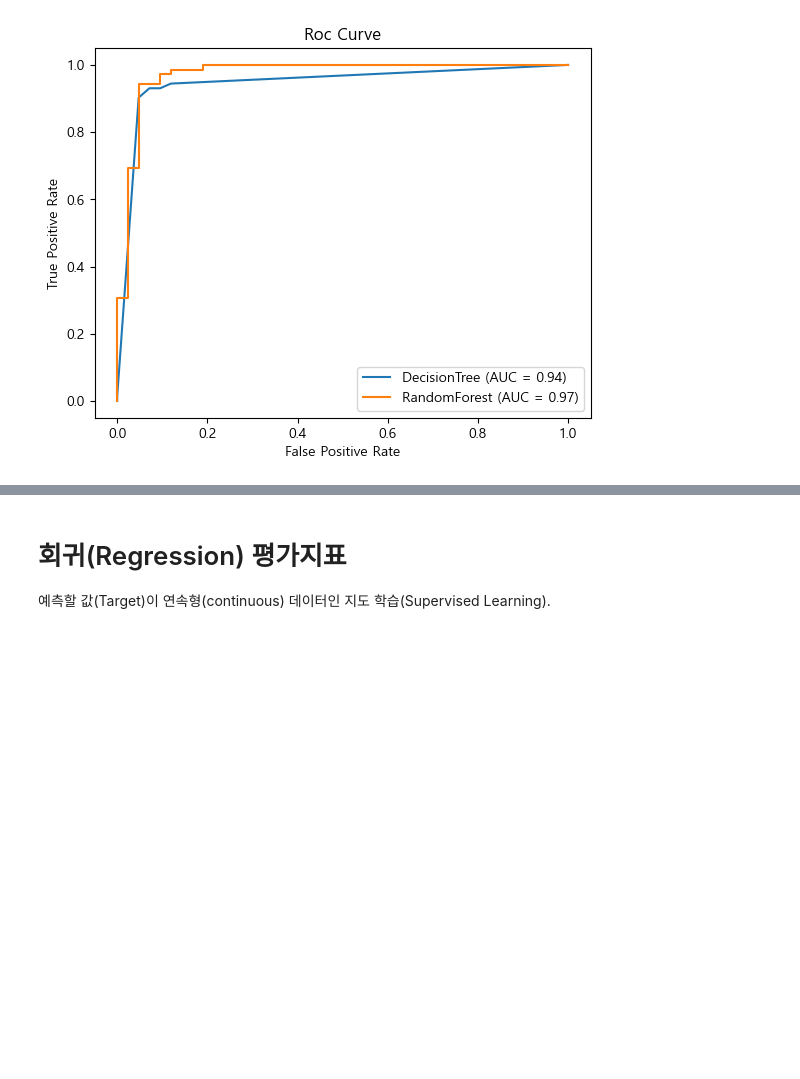
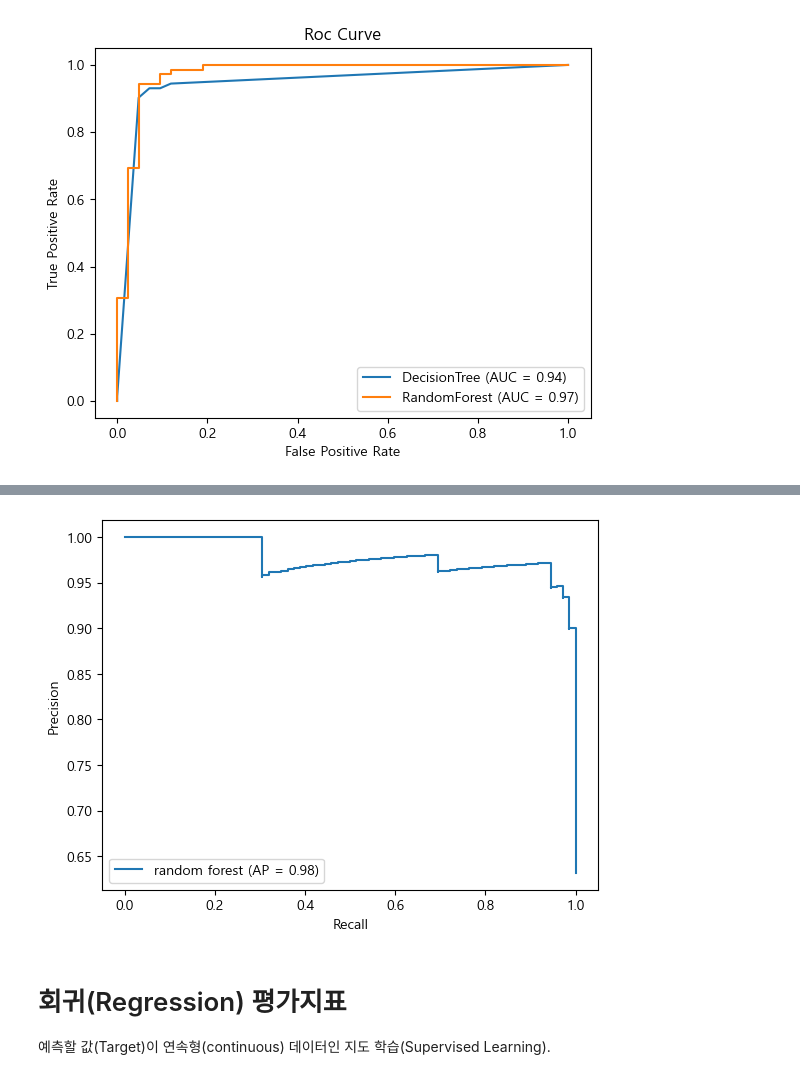
Before and after one commit to aaingyunii/Bootcamp_ML, a Jupyter notebook: 05_평가지표_.ipynb, the cells around one changed output, grey strips where cells are left out. Cells and saved outputs as stored; diff of their text form; code cells hidden in the pictures; blank space fills up the shorter version.

```diff
--- a/05_평가지표_.ipynb
+++ b/05_평가지표_.ipynb
@@ -1224,3 +1346,7 @@ plt.show()
+# %%
+plot_precision_recall_curve(y_test,pos_test_rfc, "random forest")
+# %% [output]
+[figure, added]
 # %% [markdown]
 # 회귀(Regression) 평가지표
 
```
Also changed, not shown: parts of 31 cells of this notebook.
